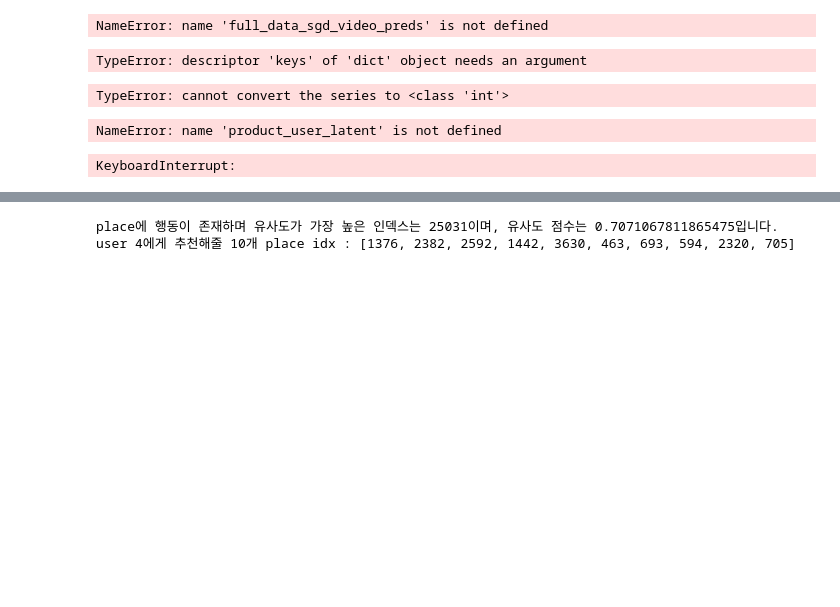
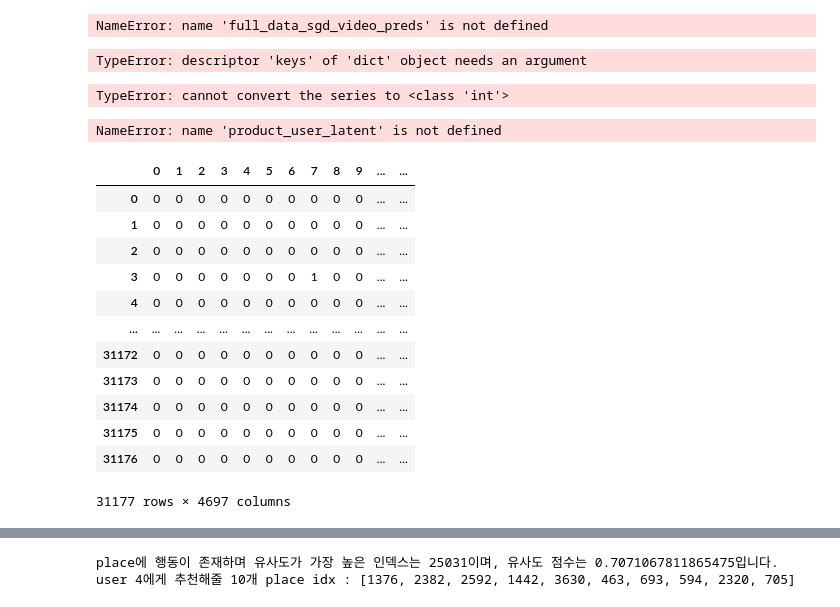
Before and after one commit to pjh09050/Whyout, a Jupyter notebook: SGD_EDA.ipynb, the cells around one changed output, grey strips where cells are left out. Saved outputs shown, nothing was run; the diff lists cells and outputs as text; code cells hidden in the pictures; blank space fills up the shorter version.

```diff
--- a/SGD_EDA.ipynb
+++ b/SGD_EDA.ipynb
@@ -502,20 +502,19 @@ case2_user_video = pd.read_csv('../Data/whyout_data/case2_user_video.csv') # (11
 case2_user_place_idx = pd.read_csv('../Data/whyout_data/case2_user_place_idx.csv') # (22420,4)
 case2_user_product_idx = pd.read_csv('../Data/whyout_data/case2_user_product_idx.csv') # (2294,4)
 case2_user_video_idx = pd.read_csv('../Data/whyout_data/case2_user_video_idx.csv') # (11067, 4)
-
-# [Case 2] SGD 결과(R)
-case2_sgd_rating_place = pd.read_csv('../Data/whyout_data/sgd_result/del_data/case2_sgd_rating_place.csv')
-case2_sgd_rating_product = pd.read_csv('../Data/whyout_data/sgd_result/del_data/case2_sgd_rating_product.csv')
-case2_sgd_rating_video = pd.read_csv('../Data/whyout_data/sgd_result/del_data/case2_sgd_rating_video.csv')
-
-# [Case 2] SGD 결과의 user_latent(U)
-case2_user_latent_place = pd.read_csv('../Data/whyout_data/sgd_result/del_data/case2_user_latent_place.csv')
-case2_user_latent_product = pd.read_csv('../Data/whyout_data/sgd_result/del_data/case2_user_latent_product.csv')
-case2_user_latent_video = pd.read_csv('../Data/whyout_data/sgd_result/del_data/case2_user_latent_video.csv')
-
-# [Case 2] SGD 결과의 item_latent(V)
-case2_item_latent_place = pd.read_csv('../Data/whyout_data/sgd_result/del_data/case2_item_latent_place.csv')
-case2_item_latent_product = pd.read_csv('../Data/whyout_data/sgd_result/del_data/case2_item_latent_product.csv')
-case2_item_latent_video = pd.read_csv('../Data/whyout_data/sgd_result/del_data/case2_item_latent_video.csv')
-# %% [output]
-KeyboardInterrupt:
+# %%
+user_place
+# %% [output]
+|  | 0 | 1 | 2 | 3 | 4 | 5 | 6 | 7 | 8 | 9 | ... | ... |
+| 0 | 0 | 0 | 0 | 0 | 0 | 0 | 0 | 0 | 0 | 0 | ... | ... |
+| 1 | 0 | 0 | 0 | 0 | 0 | 0 | 0 | 0 | 0 | 0 | ... | ... |
+| 2 | 0 | 0 | 0 | 0 | 0 | 0 | 0 | 0 | 0 | 0 | ... | ... |
+| 3 | 0 | 0 | 0 | 0 | 0 | 0 | 0 | 1 | 0 | 0 | ... | ... |
+| 4 | 0 | 0 | 0 | 0 | 0 | 0 | 0 | 0 | 0 | 0 | ... | ... |
+| ... | ... | ... | ... | ... | ... | ... | ... | ... | ... | ... | ... | ... |
+| 31172 | 0 | 0 | 0 | 0 | 0 | 0 | 0 | 0 | 0 | 0 | ... | ... |
+| 31173 | 0 | 0 | 0 | 0 | 0 | 0 | 0 | 0 | 0 | 0 | ... | ... |
+| 31174 | 0 | 0 | 0 | 0 | 0 | 0 | 0 | 0 | 0 | 0 | ... | ... |
+| 31175 | 0 | 0 | 0 | 0 | 0 | 0 | 0 | 0 | 0 | 0 | ... | ... |
+| 31176 | 0 | 0 | 0 | 0 | 0 | 0 | 0 | 0 | 0 | 0 | ... | ... |
+31177 rows × 4697 columns
```
Also changed, not shown: parts of 8 cells of this notebook.
